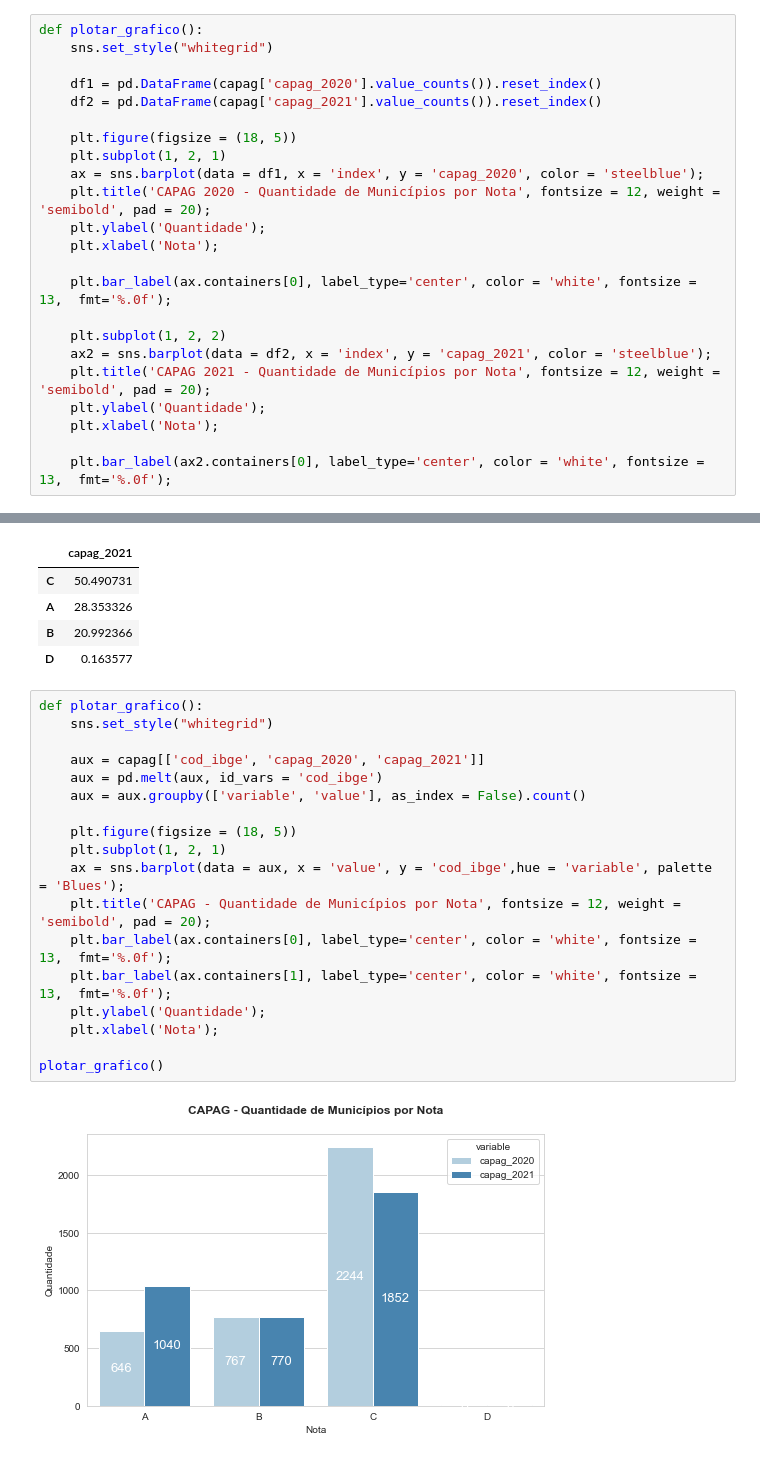
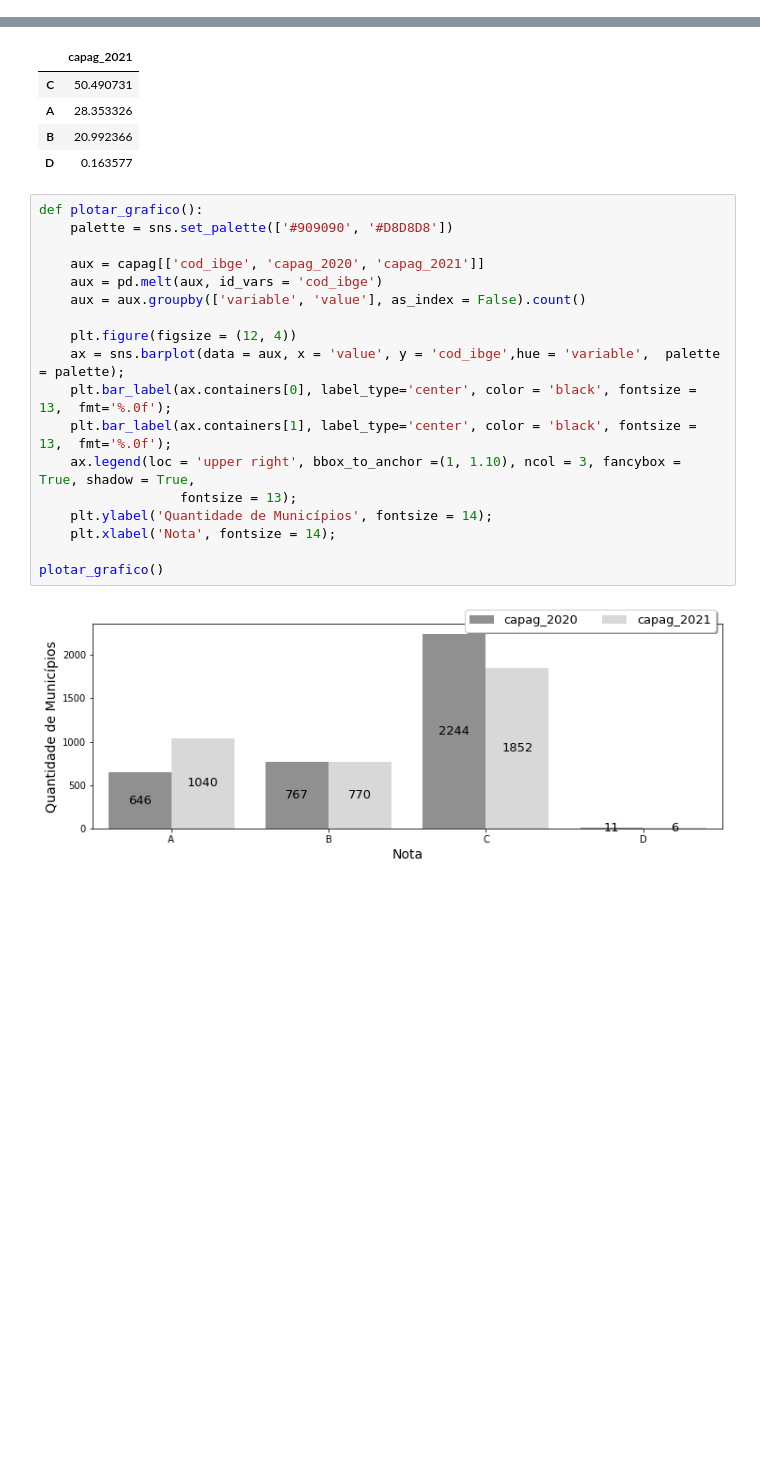
Before and after one commit to daianeklein/cursos-bootcamps, a Jupyter notebook: Mackenzie/TAC/CAPAG.ipynb, the cells around one changed output, grey strips where cells are left out. Saved outputs shown, nothing was run; the diff lists cells and outputs as text; blank space fills up the shorter version.

```diff
--- a/Mackenzie/TAC/CAPAG.ipynb
+++ b/Mackenzie/TAC/CAPAG.ipynb
@@ -51,26 +52,3 @@ capag.shape
 0.6585278276481149
 # %% [markdown]
 # DATA ANALYSIS
-# %%
-def plotar_grafico():
-    sns.set_style("whitegrid")
-
-    df1 = pd.DataFrame(capag['capag_2020'].value_counts()).reset_index()
-    df2 = pd.DataFrame(capag['capag_2021'].value_counts()).reset_index()
-
-    plt.figure(figsize = (18, 5))
-    plt.subplot(1, 2, 1)
-    ax = sns.barplot(data = df1, x = 'index', y = 'capag_2020', color = 'steelblue');
-    plt.title('CAPAG 2020 - Quantidade de Municípios por Nota', fontsize = 12, weight = 'semibold', pad = 20);
-    plt.ylabel('Quantidade');
-    plt.xlabel('Nota');
-
-    plt.bar_label(ax.containers[0], label_type='center', color = 'white', fontsize = 13,  fmt='%.0f');
-
-    plt.subplot(1, 2, 2)
-    ax2 = sns.barplot(data = df2, x = 'index', y = 'capag_2021', color = 'steelblue');
-    plt.title('CAPAG 2021 - Quantidade de Municípios por Nota', fontsize = 12, weight = 'semibold', pad = 20);
-    plt.ylabel('Quantidade');
-    plt.xlabel('Nota');
-
-    plt.bar_label(ax2.containers[0], label_type='center', color = 'white', fontsize = 13,  fmt='%.0f');
@@ -96,21 +70,21 @@ pd.DataFrame(capag['capag_2021'].value_counts(normalize = True) * 100)
 | D | 0.163577 |
 # %%
 def plotar_grafico():
-    sns.set_style("whitegrid")
+    palette = sns.set_palette(['#909090', '#D8D8D8'])
 
     aux = capag[['cod_ibge', 'capag_2020', 'capag_2021']]
     aux = pd.melt(aux, id_vars = 'cod_ibge')
     aux = aux.groupby(['variable', 'value'], as_index = False).count()
 
-    plt.figure(figsize = (18, 5))
-    plt.subplot(1, 2, 1)
-    ax = sns.barplot(data = aux, x = 'value', y = 'cod_ibge',hue = 'variable', palette = 'Blues');
-    plt.title('CAPAG - Quantidade de Municípios por Nota', fontsize = 12, weight = 'semibold', pad = 20);
-    plt.bar_label(ax.containers[0], label_type='center', color = 'white', fontsize = 13,  fmt='%.0f');
-    plt.bar_label(ax.containers[1], label_type='center', color = 'white', fontsize = 13,  fmt='%.0f');
-    plt.ylabel('Quantidade');
-    plt.xlabel('Nota');
+    plt.figure(figsize = (12, 4))
+    ax = sns.barplot(data = aux, x = 'value', y = 'cod_ibge',hue = 'variable',  palette = palette);
+    plt.bar_label(ax.containers[0], label_type='center', color = 'black', fontsize = 13,  fmt='%.0f');
+    plt.bar_label(ax.containers[1], label_type='center', color = 'black', fontsize = 13,  fmt='%.0f');
+    ax.legend(loc = 'upper right', bbox_to_anchor =(1, 1.10), ncol = 3, fancybox = True, shadow = True,
+                  fontsize = 13);
+    plt.ylabel('Quantidade de Municípios', fontsize = 14);
+    plt.xlabel('Nota', fontsize = 14);
 
 plotar_grafico()
 # %% [output]
-[figure, old version]
+[figure, new version]
```
Also changed, not shown: parts of 36 cells of this notebook.
